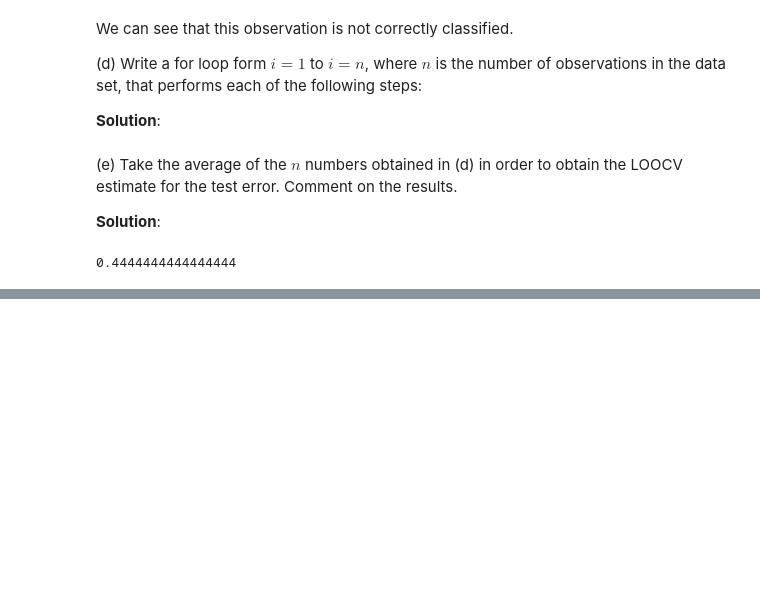
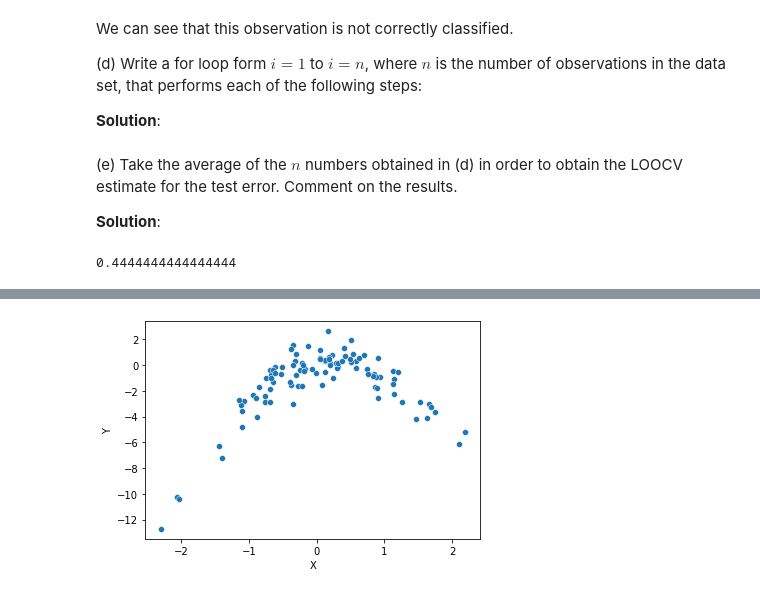
Before and after one commit to chenyulue/ISLP, a Jupyter notebook: Ch05/Ch05_Resampleing_Methods_Exercises.ipynb, the cells around one changed output, grey strips where cells are left out. Drawn from its saved outputs; the diff is of its cells as text; code cells hidden in the pictures; blank space fills up the shorter version.

```diff
--- a/Ch05/Ch05_Resampleing_Methods_Exercises.ipynb
+++ b/Ch05/Ch05_Resampleing_Methods_Exercises.ipynb
@@ -418,0 +420,4 @@ error_num
+# %%
+np.random.seed(1)
+x = np.random.normal(size=100)
+y = x - 2*x**2 + np.random.normal(size=100)
@@ -418,0 +436,7 @@ error_num
+# %%
+import seaborn as sns
+sns.scatterplot(x=x, y=y);
+plt.xlabel('X')
+plt.ylabel('Y');
+# %% [output]
+[figure, added]
```
Also changed, not shown: parts of 24 cells of this notebook.
